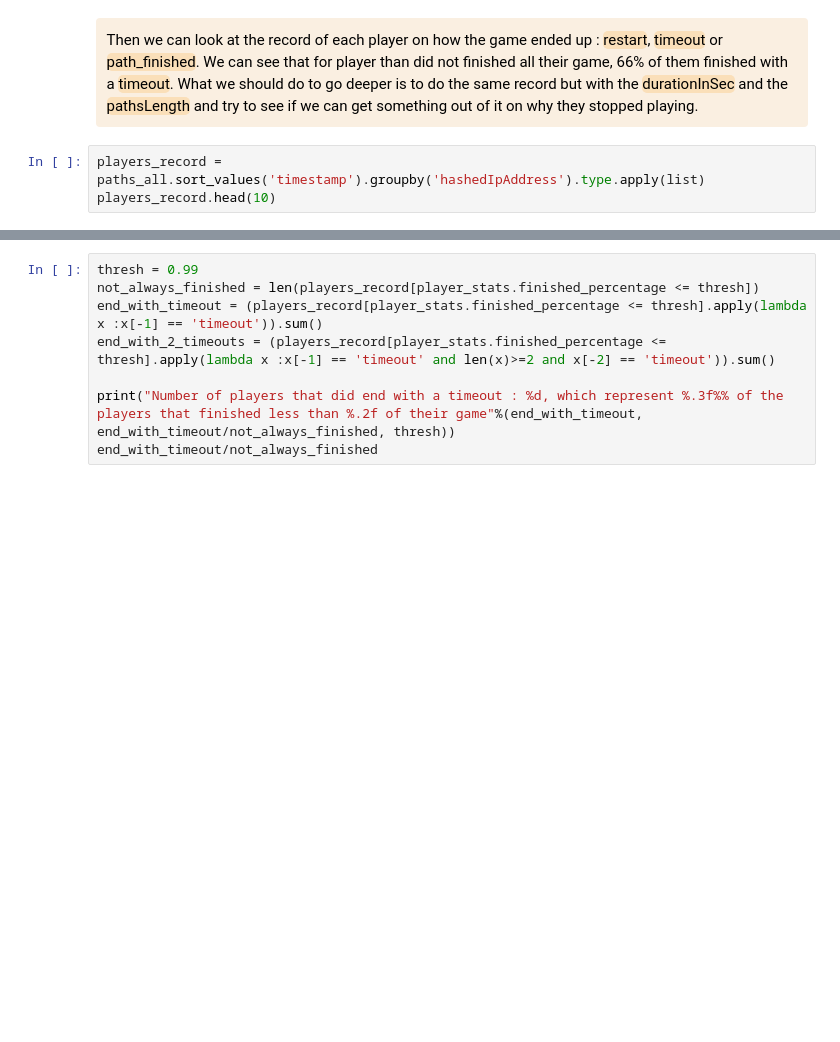
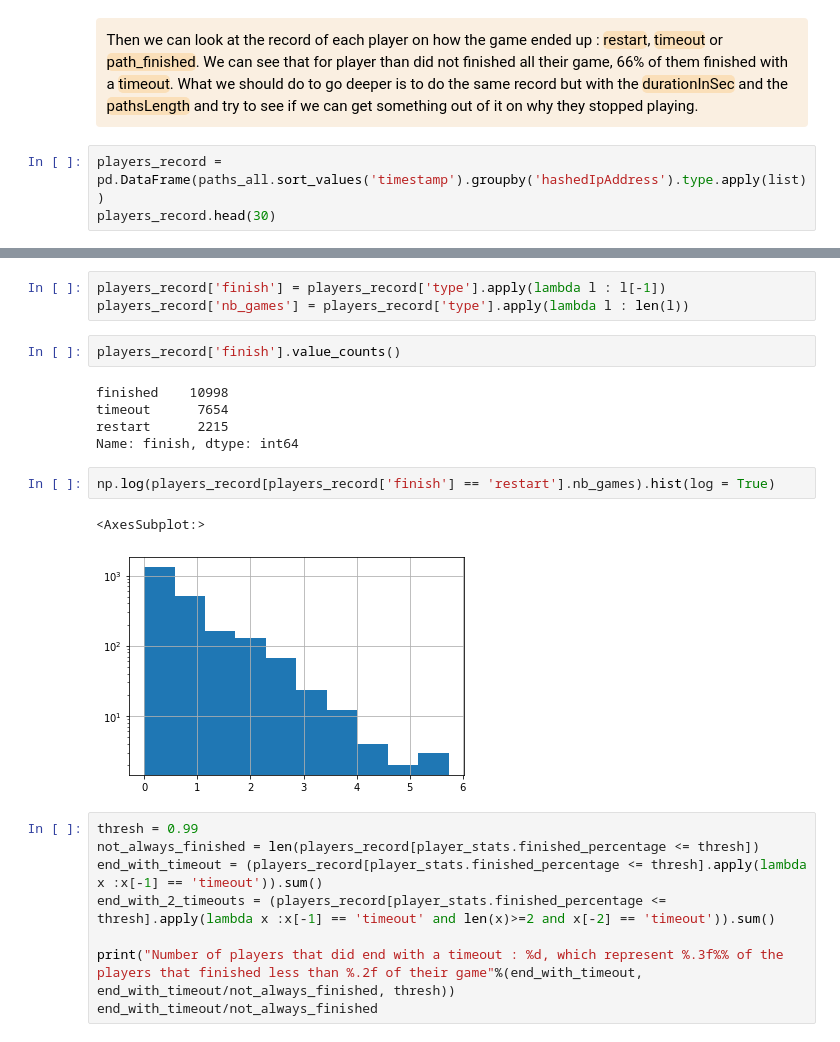
Before and after one commit to epfl-ada/ada-2022-project-7yobananaboy7, a Jupyter notebook: main.ipynb, the cells around one changed output, grey strips where cells are left out. Drawn from its saved outputs; the diff is of its cells as text; blank space fills up the shorter version.

```diff
--- a/main.ipynb
+++ b/main.ipynb
@@ -927,6 +932,6 @@ Total player that did more than 1 timeout : 634, which represent 0.030383% of th
     </span>
 </div>
 # %%
-players_record = paths_all.sort_values('timestamp').groupby('hashedIpAddress').type.apply(list)
-players_record.head(10)
+players_record = pd.DataFrame(paths_all.sort_values('timestamp').groupby('hashedIpAddress').type.apply(list))
+players_record.head(30)
 # %% [output]
@@ -945,3 +956,18 @@ Name: type, dtype: object
+# %%
+players_record['finish'] = players_record['type'].apply(lambda l : l[-1])
+players_record['nb_games'] = players_record['type'].apply(lambda l : len(l))
+# %%
+players_record['finish'].value_counts()
+# %% [output]
+finished    10998
+timeout      7654
+restart      2215
+Name: finish, dtype: int64
+# %%
+np.log(players_record[players_record['finish'] == 'restart'].nb_games).hist(log = True)
+# %% [output]
+<AxesSubplot:>
+[figure, added]
 # %%
 thresh = 0.99
 not_always_finished = len(players_record[player_stats.finished_percentage <= thresh])
```
Also changed, not shown: parts of 15 cells of this notebook.
